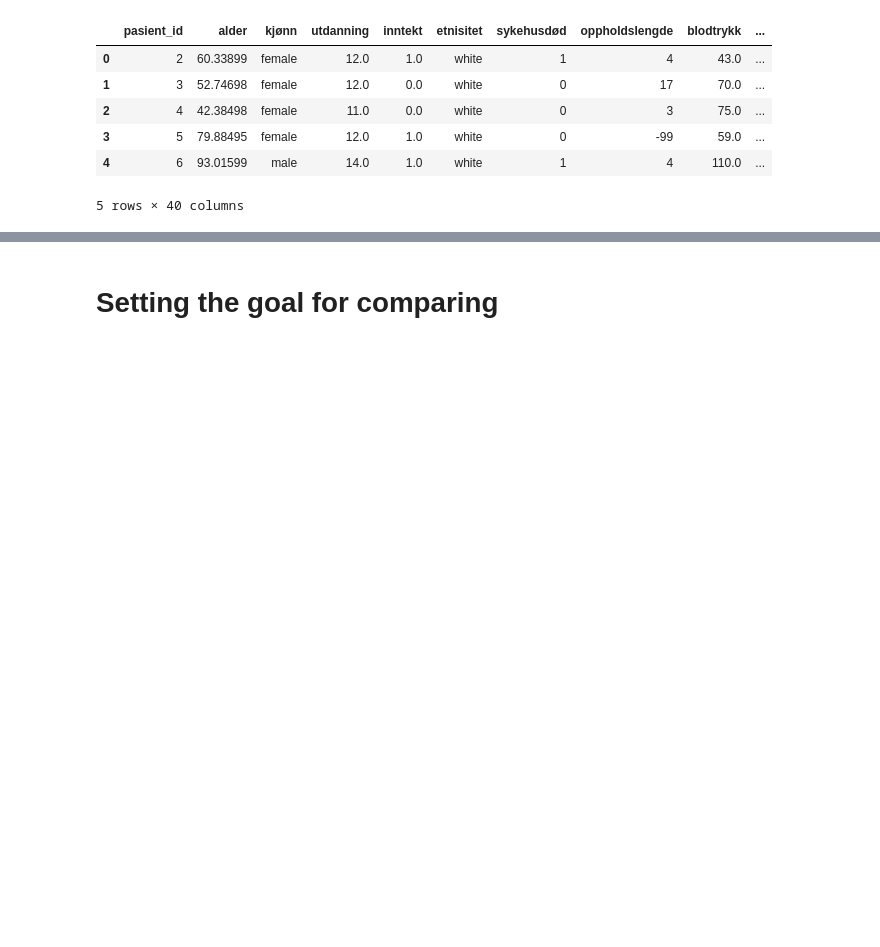
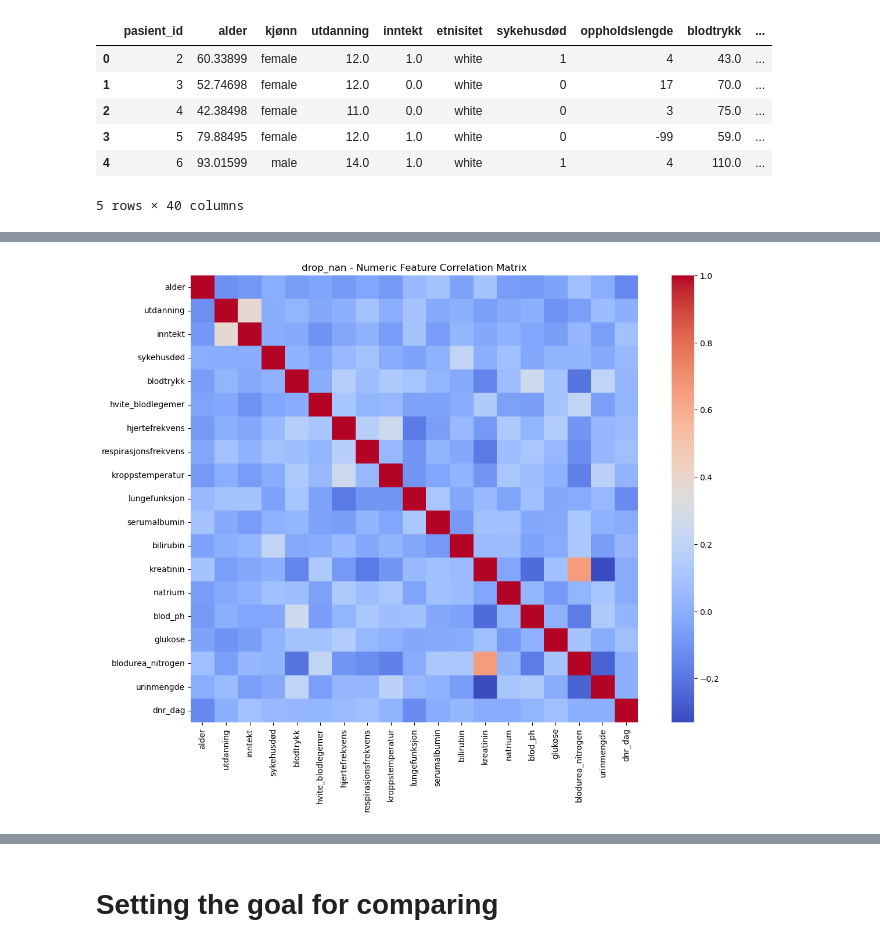
Before and after one commit to GeorgRis/INF161, a Jupyter notebook: Prosjekt/prosjekt.ipynb, the cells around one changed output, grey strips where cells are left out. Drawn from its saved outputs; the diff is of its cells as text; code cells hidden in the pictures; blank space fills up the shorter version.

```diff
--- a/Prosjekt/prosjekt.ipynb
+++ b/Prosjekt/prosjekt.ipynb
@@ -386,0 +252,94 @@ fill_zero - Decision Tree Final Test RMSE: 20.73
+# %%
+# Create four different models for each strategy
+strategies = ['drop_nan', 'drop_cols', 'fill_median', 'fill_zero']
+models = ['Random Forest', 'Gradient Boosting', 'Decision Tree']
+model_pipelines = {
+    'Random Forest': RandomForestRegressor(n_estimators=100, random_state=42),
+    'Gradient Boosting': GradientBoostingRegressor(n_estimators=100, random_state=42),
+    'Decision Tree': DecisionTreeRegressor(random_state=42)
+}
+
+# To store the best models and their RMSE
+best_models = {}
+validation_rmse = {}
+
+for strategy in strategies:
+    if strategy == 'drop_nan':
+        X_strategy = X.dropna()
+        y_strategy = y[X_strategy.index]
+    elif strategy == 'drop_cols':
+        nan_counts = X.isnull().sum()
+        threshold = 1000
+        X_strategy = X.drop(columns=nan_counts[nan_counts > threshold].index)
+        X_strategy = X_strategy.fillna(0)
+        y_strategy = y
+    elif strategy == 'fill_median':
+        X_strategy = X_fill_median
+        y_strategy = y_fill_median
+    else:
+        X_strategy = X.fillna(0)
+        y_strategy = y
+
+    # Correlation matrix of the numeric features
+    numeric_cols = X_strategy.select_dtypes(include=['int64', 'float64']).columns
+    corr_matrix = X_strategy[numeric_cols].corr()
+
+    # Specify the figure size
+    fig, ax = plt.subplots(figsize=(15, 10))
+
+    # Create the heatmap
+    sns.heatmap(corr_matrix, annot=False, cmap='coolwarm', square=True, ax=ax)
+
+    plt.title(f'{strategy} - Numeric Feature Correlation Matrix')
+    plt.show()
+
+    categorical_cols = X_strategy.select_dtypes(exclude=['int64', 'float64']).columns
+    numerical_cols = [col for col in X_strategy.columns if col not in categorical_cols]
+
+    categorical_transformer = Pipeline(steps=[
+        ('imputer', SimpleImputer(strategy='constant', fill_value='missing')),
+        ('converter', FunctionTransformer(lambda x: x.astype(str))),  # Convert to strings
+        ('onehot', OneHotEncoder(handle_unknown='ignore'))
+    ])
+    numerical_transformer = Pipeline(steps=[
+        ('imputer', SimpleImputer(strategy='mean')),
+        ('scaler', StandardScaler())
+    ])
+
+    preprocessor = ColumnTransformer(
+        transformers=[
+            ('num', numerical_transformer, numerical_cols),
+            ('cat', categorical_transformer, categorical_cols)
+        ]
+    )
+
+    # Split into train (60%), validation (20%), and test (20%)
+    X_train_temp, X_test, y_train_temp, y_test = train_test_split(X_strategy, y_strategy, test_size=0.2, random_state=42)
+    X_train, X_val, y_train, y_val = train_test_split(X_train_temp, y_train_temp, test_size=0.25, random_state=42)  # 0.25 * 0.8 = 0.2
+
+    best_rmse = float('inf')
+    best_model_name = None
+    best_model_pipeline = None
+
+    for model_name in models:
+        model_pipeline = Pipeline(steps=[
+            ('preprocessor', preprocessor),
+            ('model', model_pipelines[model_name])
+        ])
+
+        model_pipeline.fit(X_train, y_train)
+        y_val_pred = model_pipeline.predict(X_val)
+        rmse_val = mean_squared_error(y_val, y_val_pred, squared=False)
+
+        if rmse_val < best_rmse:
+            best_rmse = rmse_val
+            best_model_name = model_name
+            best_model_pipeline = model_pipeline
+
+    best_models[strategy] = best_model_pipeline
+    validation_rmse[strategy] = best_rmse
+
+    print(f'{strategy} - Best Model: {best_model_name}')
+    print(f'{strategy} - Validation RMSE: {best_rmse:.2f}')
+# %% [output]
+[figure, added]
```
Also changed, not shown: parts of 14 cells of this notebook.
